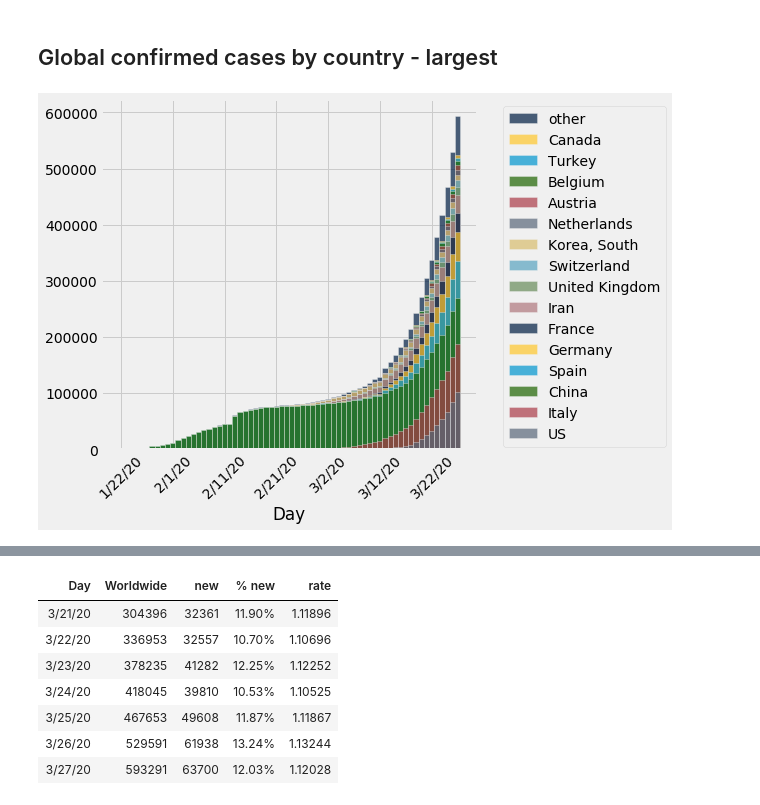
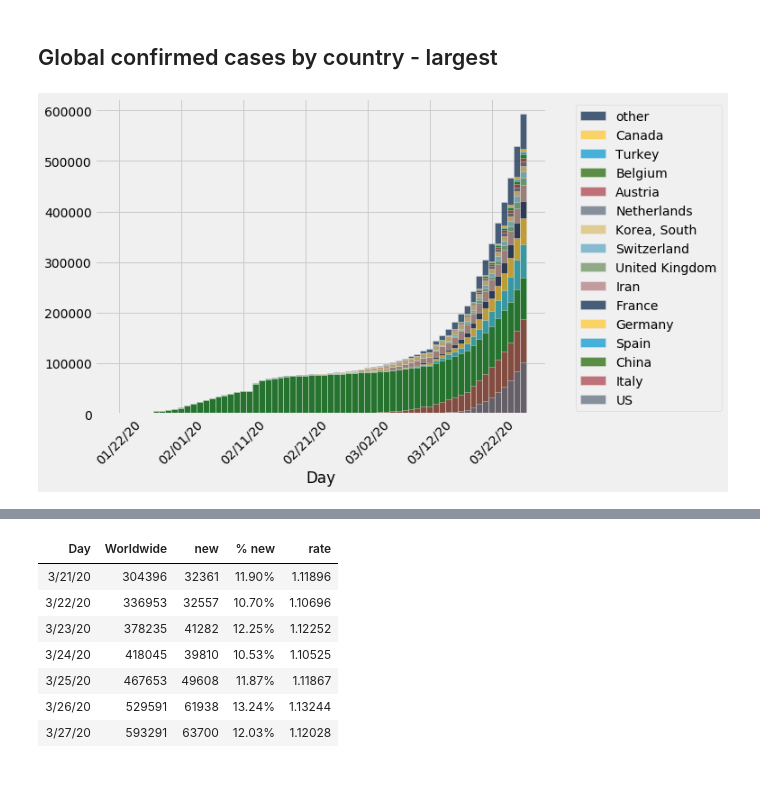
Before and after one commit to deculler/covid19, a Jupyter notebook: Covid19-Worldwide.ipynb, the cells around one changed output, grey strips where cells are left out. Drawn from its saved outputs; the diff is of its cells as text; code cells hidden in the pictures; blank space fills up the shorter version.

```diff
--- a/Covid19-Worldwide.ipynb
+++ b/Covid19-Worldwide.ipynb
@@ -142,7 +142,8 @@ raw_by_country.num_rows
 # %%
 # Transpose country data to provide timeseries column per country
 
-countries_by_day = TimeTable.transpose(raw_by_country, 'Country/Region', time_less = less_day)
+countries_by_day = TimeTable.transpose(raw_by_country, 'Country/Region', time_col='Day', time_less = less_day)
+countries_by_day['Day'] = countries_by_day.apply(format_day, 'Day')
 #countries_by_day.take[-7:]
 # %%
 # Change this to truncate data analysys to an earlier date
@@ -177,9 +179,7 @@ Total confirmed 593291
 # %% [markdown]
 ## Global confirmed cases by country - largest
 # %%
-# Breaking this picture down by largest caseloads
-
-countries_by_day.stackbar(15, height=6)
+countries_by_day.stackbar(15, height=6, width=8)
 _ = plots.xticks(rotation=45)
 # %% [output]
-[figure, old version]
+[figure, new version]
```
Also changed, not shown: parts of 8 cells of this notebook, 2 other files.
